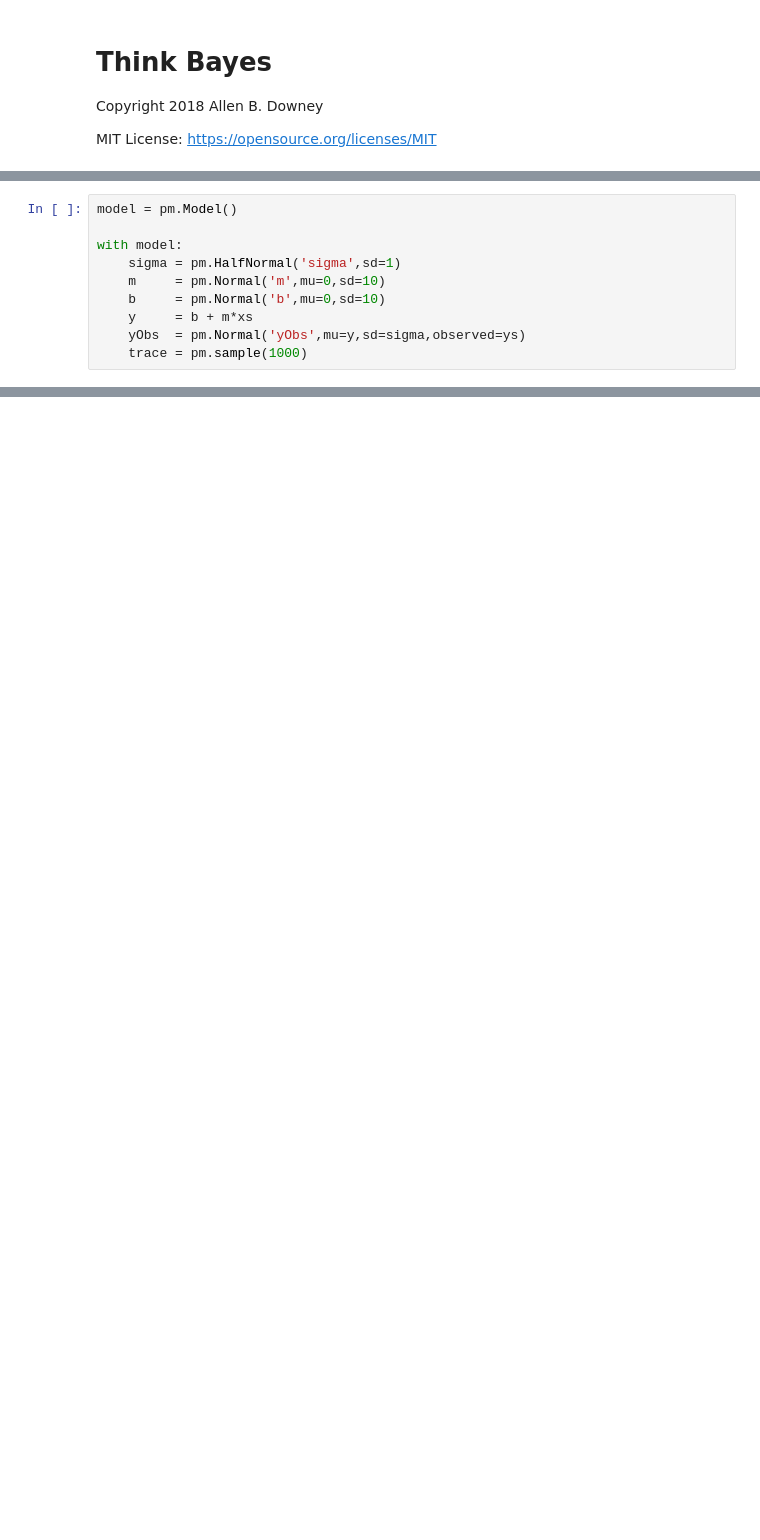
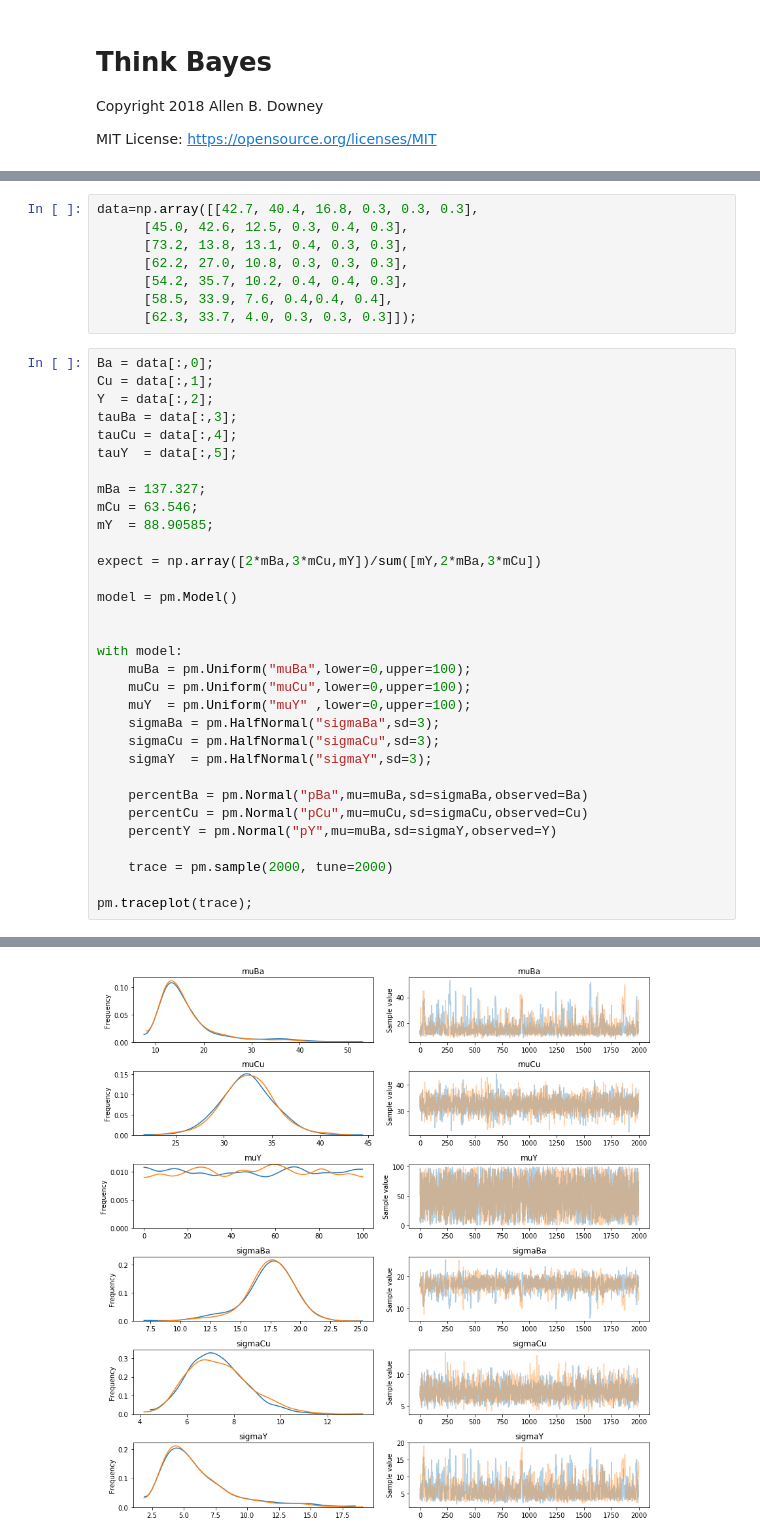
Before and after one commit to sportsracer48/ThinkBayes2, a Jupyter notebook: examples/regress_mine.ipynb, the cells around one changed output, grey strips where cells are left out. Drawn from its saved outputs; the diff is of its cells as text; blank space fills up the shorter version.

```diff
--- a/examples/regress_mine.ipynb
+++ b/examples/regress_mine.ipynb
@@ -106,10 +25,0 @@ Running on PyMC3 v3.5
-# %%
-model = pm.Model()
-
-with model:
-    sigma = pm.HalfNormal('sigma',sd=1)
-    m     = pm.Normal('m',mu=0,sd=10)
-    b     = pm.Normal('b',mu=0,sd=10)
-    y     = b + m*xs
-    yObs  = pm.Normal('yObs',mu=y,sd=sigma,observed=ys)
-    trace = pm.sample(1000)
@@ -134,0 +26,41 @@ array([[<matplotlib.axes._subplots.AxesSubplot object at 0x...>,
+# %%
+data=np.array([[42.7, 40.4, 16.8, 0.3, 0.3, 0.3],
+      [45.0, 42.6, 12.5, 0.3, 0.4, 0.3],
+      [73.2, 13.8, 13.1, 0.4, 0.3, 0.3],
+      [62.2, 27.0, 10.8, 0.3, 0.3, 0.3],
+      [54.2, 35.7, 10.2, 0.4, 0.4, 0.3],
+      [58.5, 33.9, 7.6, 0.4,0.4, 0.4],
+      [62.3, 33.7, 4.0, 0.3, 0.3, 0.3]]);
+# %%
+Ba = data[:,0];
+Cu = data[:,1];
+Y  = data[:,2];
+tauBa = data[:,3];
+tauCu = data[:,4];
+tauY  = data[:,5];
+
+mBa = 137.327;
+mCu = 63.546;
+mY  = 88.90585;
+
+expect = np.array([2*mBa,3*mCu,mY])/sum([mY,2*mBa,3*mCu])
+
+model = pm.Model()
+
+
+with model:
+    muBa = pm.Uniform("muBa",lower=0,upper=100);
+    muCu = pm.Uniform("muCu",lower=0,upper=100);
+    muY  = pm.Uniform("muY" ,lower=0,upper=100);
+    sigmaBa = pm.HalfNormal("sigmaBa",sd=3);
+    sigmaCu = pm.HalfNormal("sigmaCu",sd=3);
+    sigmaY  = pm.HalfNormal("sigmaY",sd=3);
+
+    percentBa = pm.Normal("pBa",mu=muBa,sd=sigmaBa,observed=Ba)
+    percentCu = pm.Normal("pCu",mu=muCu,sd=sigmaCu,observed=Cu)
+    percentY = pm.Normal("pY",mu=muBa,sd=sigmaY,observed=Y)
+
+    trace = pm.sample(2000, tune=2000)
+
+pm.traceplot(trace);
+# %% [output]
@@ -134,0 +74 @@ array([[<matplotlib.axes._subplots.AxesSubplot object at 0x...>,
+[figure, added]
```
Also changed, not shown: parts of 23 cells of this notebook, 2 other files.
